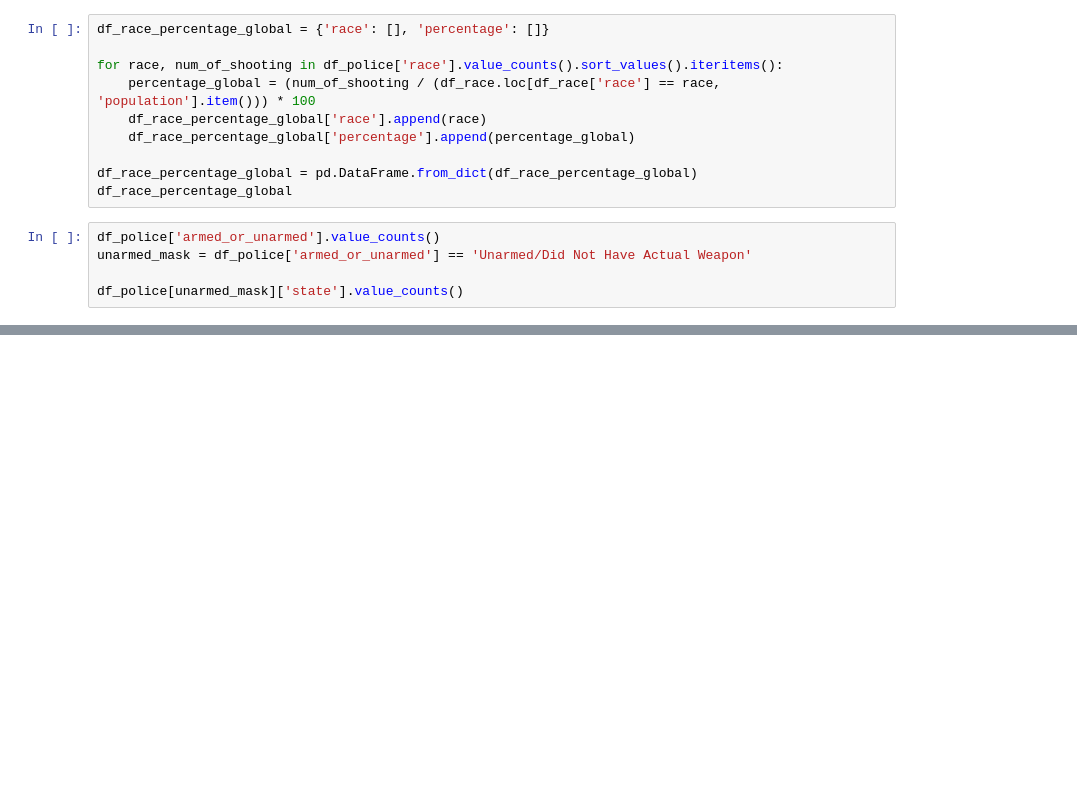
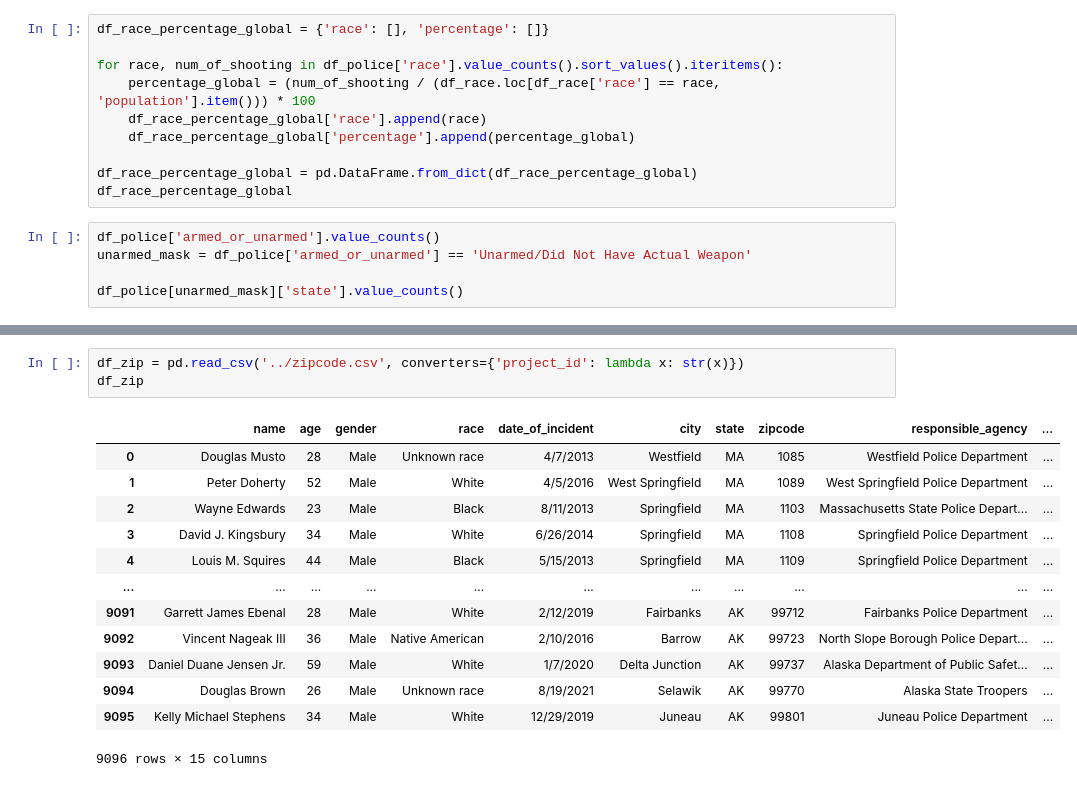
Before and after one commit to gabzn/Police-Firearm-Discharge, a Jupyter notebook: Project.ipynb, the cells around one changed output, grey strips where cells are left out. Drawn from its saved outputs; the diff is of its cells as text; blank space fills up the shorter version.

```diff
--- a/Project.ipynb
+++ b/Project.ipynb
@@ -119,0 +116,17 @@ len(df_police['zipcode'].unique())
+# %%
+df_zip = pd.read_csv('../zipcode.csv', converters={'project_id': lambda x: str(x)})
+df_zip
+# %% [output]
+|  | name | age | gender | race | date_of_incident | city | state | zipcode | responsible_agency | ... |
+| 0 | Douglas Musto | 28 | Male | Unknown race | 4/7/2013 | Westfield | MA | 1085 | Westfield Police Department | ... |
+| 1 | Peter Doherty | 52 | Male | White | 4/5/2016 | West Springfield | MA | 1089 | West Springfield Police Department | ... |
+| 2 | Wayne Edwards | 23 | Male | Black | 8/11/2013 | Springfield | MA | 1103 | Massachusetts State Police Depart... | ... |
+| 3 | David J. Kingsbury | 34 | Male | White | 6/26/2014 | Springfield | MA | 1108 | Springfield Police Department | ... |
+| 4 | Louis M. Squires | 44 | Male | Black | 5/15/2013 | Springfield | MA | 1109 | Springfield Police Department | ... |
+| ... | ... | ... | ... | ... | ... | ... | ... | ... | ... | ... |
+| 9091 | Garrett James Ebenal | 28 | Male | White | 2/12/2019 | Fairbanks | AK | 99712 | Fairbanks Police Department | ... |
+| 9092 | Vincent Nageak III | 36 | Male | Native American | 2/10/2016 | Barrow | AK | 99723 | North Slope Borough Police Depart... | ... |
+| 9093 | Daniel Duane Jensen Jr. | 59 | Male | White | 1/7/2020 | Delta Junction | AK | 99737 | Alaska Department of Public Safet... | ... |
+| 9094 | Douglas Brown | 26 | Male | Unknown race | 8/19/2021 | Selawik | AK | 99770 | Alaska State Troopers | ... |
+| 9095 | Kelly Michael Stephens | 34 | Male | White | 12/29/2019 | Juneau | AK | 99801 | Juneau Police Department | ... |
+9096 rows × 15 columns
```
Also changed, not shown: parts of 3 cells of this notebook, 1 other file.
